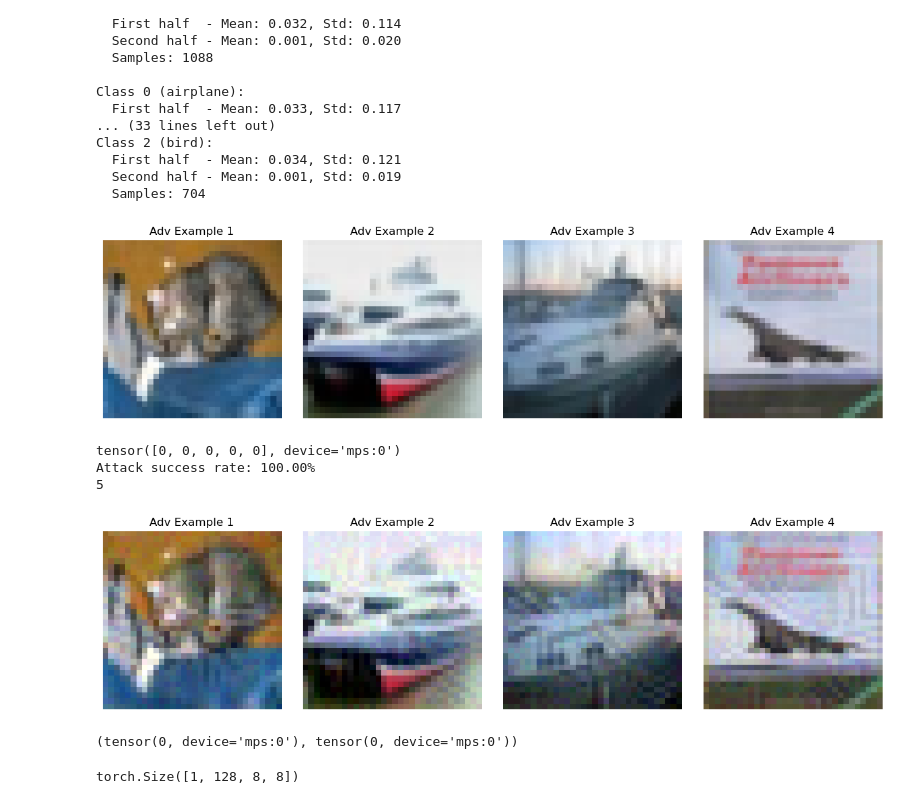
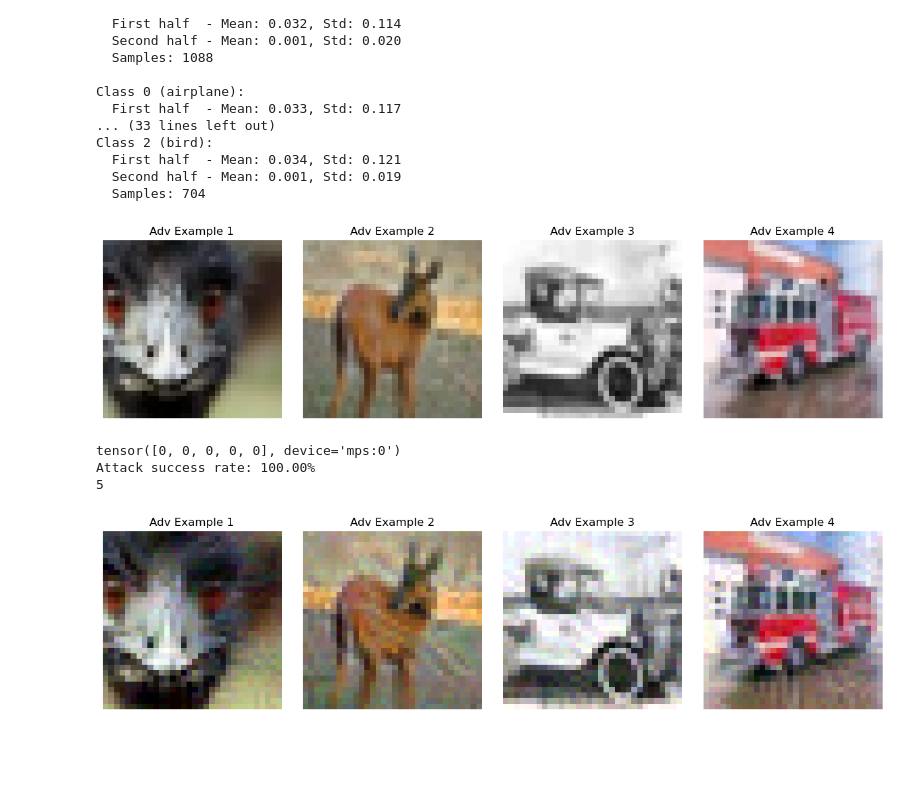
Before and after one commit to zroe1/gradient-routing, a Jupyter notebook: adversarial_examples/main.ipynb, the cells around one changed output. Saved outputs shown, nothing was run; the diff lists cells and outputs as text; code cells hidden in the pictures; blank space fills up the shorter version.

```diff
--- a/adversarial_examples/main.ipynb
+++ b/adversarial_examples/main.ipynb
@@ -736,36 +740,36 @@ autoattack = torchattacks.AutoAttack(model, eps=8/255)
 
 
 adv_images = []
 imgs = []
 
 # Use your normal data loader (with whatever preprocessing your model expects)
 for images, labels in testloader:
     # print(images.shape); break
-    images, labels = images.to(device)[:5], labels.to(device)[:5]
+    images, labels = images.to(device)[35:40], labels.to(device)[35:40]
     show_adv_examples(images)
 
     # Generate adversarial examples
     target_labels = torch.zeros_like(labels)
     adv_images = pgd(images, target_labels)
     imgs = images.clone()
 
     # Evaluate
     with torch.no_grad():
         outputs = model(adv_images.to(device))
         # print(outputs.device)
         _, predicted = torch.max(outputs, 1)
         print(predicted)
         # print(predicted.device)
 
     success_rate = (predicted == target_labels).float().mean()
     print(f'Attack success rate: {success_rate:.2%}')
     print(len(labels))
     break
 
 show_adv_examples(adv_images)
 # %% [output]
-[figure, old version]
+[figure, new version]
 tensor([0, 0, 0, 0, 0], device='mps:0')
 Attack success rate: 100.00%
 5
-[figure, old version]
+[figure, new version]
@@ -776,8 +775,0 @@ outs_clean, latent_tensor_clean = model(imgs[3:4], return_routed_act=True)
-# %%
-torch.argmax(outs_adv), torch.argmax(outs_clean)
-# %% [output]
-(tensor(0, device='mps:0'), tensor(0, device='mps:0'))
-# %%
-latent_tensor_adv.shape
-# %% [output]
-torch.Size([1, 128, 8, 8])
```
Also changed, not shown: parts of 10 cells of this notebook.
